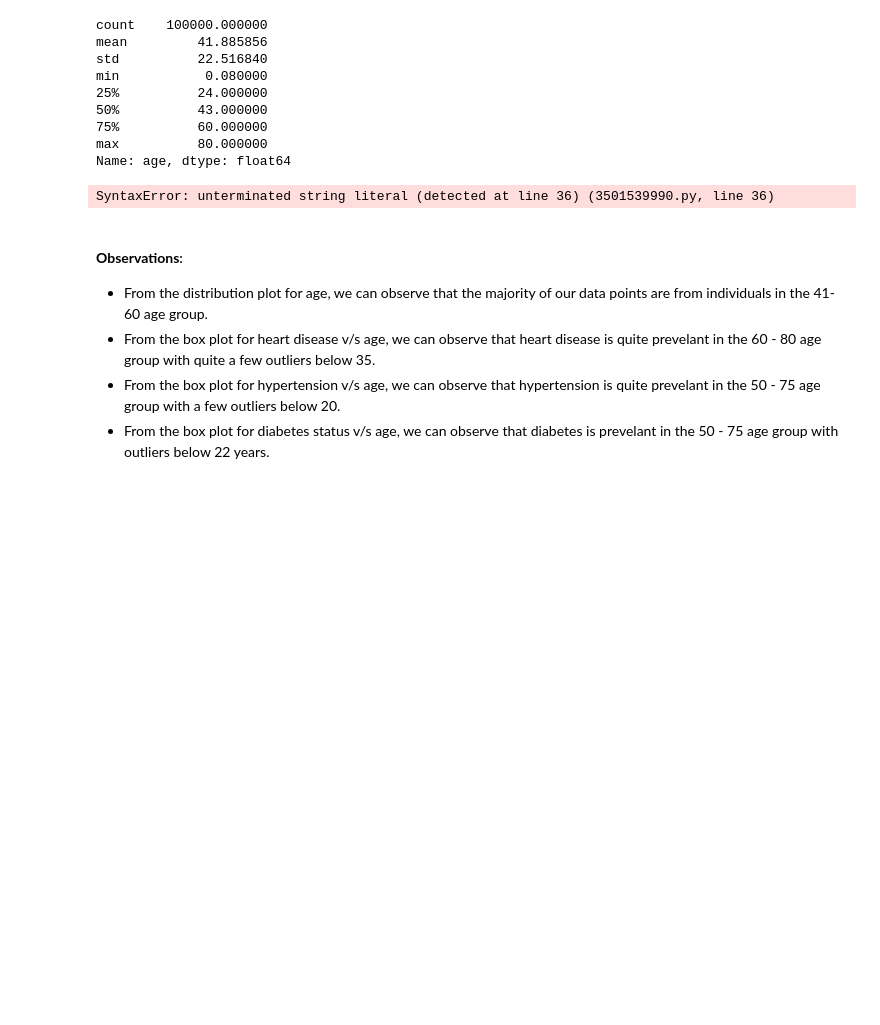
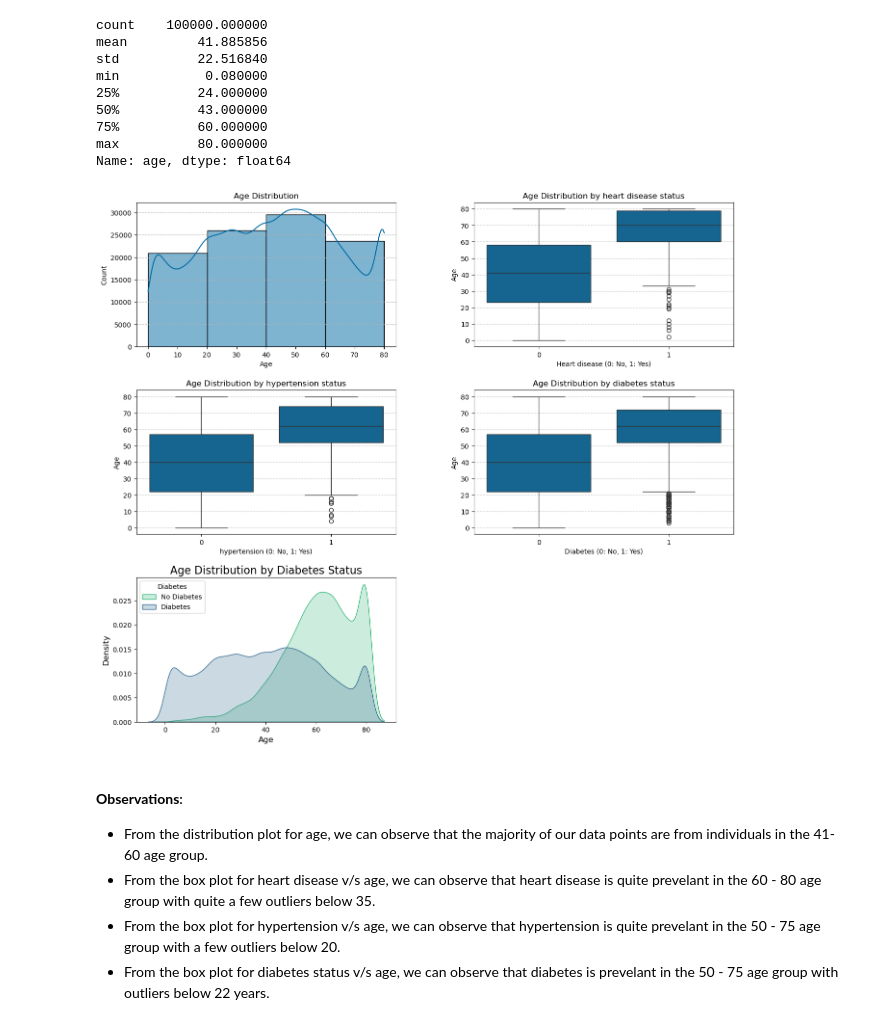
Before and after one commit to im-AnirudhBetrabet/Diabetes-Prediction, a Jupyter notebook: Diabetes-Classification.ipynb, the cells around one changed output. Saved outputs shown, nothing was run; the diff lists cells and outputs as text; code cells hidden in the pictures; blank space fills up the shorter version.

```diff
--- a/Diabetes-Classification.ipynb
+++ b/Diabetes-Classification.ipynb
@@ -74,35 +74,35 @@ plt.xlabel("Age")
 plt.subplot(3, 2, 2)
 sns.boxplot(data=df, x='heart_disease', y='age')                 ## Creating a box plot to view the occurence of heart disease in various ages.
 plt.title('Age Distribution by heart disease status')
 plt.xlabel('Heart disease (0: No, 1: Yes)')
 plt.ylabel('Age')
 plt.grid(axis='y', linestyle='--', alpha=0.7)
 
 plt.subplot(3, 2, 3)
 sns.boxplot(data=df, x='hypertension', y='age')                  ## Creating a box plot to view the occurence of hypertension in various ages.
 plt.title('Age Distribution by hypertension status')
 plt.xlabel('hypertension (0: No, 1: Yes)')
 plt.ylabel('Age')
 plt.grid(axis='y', linestyle='--', alpha=0.7)
 
 plt.subplot(3, 2, 4)
 sns.boxplot(data=df, x='diabetes', y='age')                      ## Creating a box plot to view the occurence of diabetes in various ages.
 plt.title('Age Distribution by diabetes status')
 plt.xlabel('Diabetes (0: No, 1: Yes)')
 plt.ylabel('Age')
 plt.grid(axis='y', linestyle='--', alpha=0.7)
 
 plt.subplot(3, 2, 5)
 sns.kdeplot(data=df, x='age', hue='diabetes', fill=True, common_norm=False, palette='viridis')
 plt.title('Age Distribution by Diabetes Status', fontsize=16)
 plt.xlabel('Age', fontsize=12)
 plt.ylabel('Density', fontsize=12)
-plt.legend(title='Diabetes', labels=['No Diabetes', 'Diabetes])
+plt.legend(title='Diabetes', labels=['No Diabetes', 'Diabetes'])
 
 plt.savefig("./plots/age_distribution.jpeg")
 plt.show()
 # %% [output]
-SyntaxError: unterminated string literal (detected at line 36) (3501539990.py, line 36)
+[figure, added]
 # %% [markdown]
 #### **Observations**:
 - From the distribution plot for age, we can observe that the majority of our data points are from individuals in the 41-60 age group.
```
Also changed, not shown: parts of 3 cells of this notebook.
